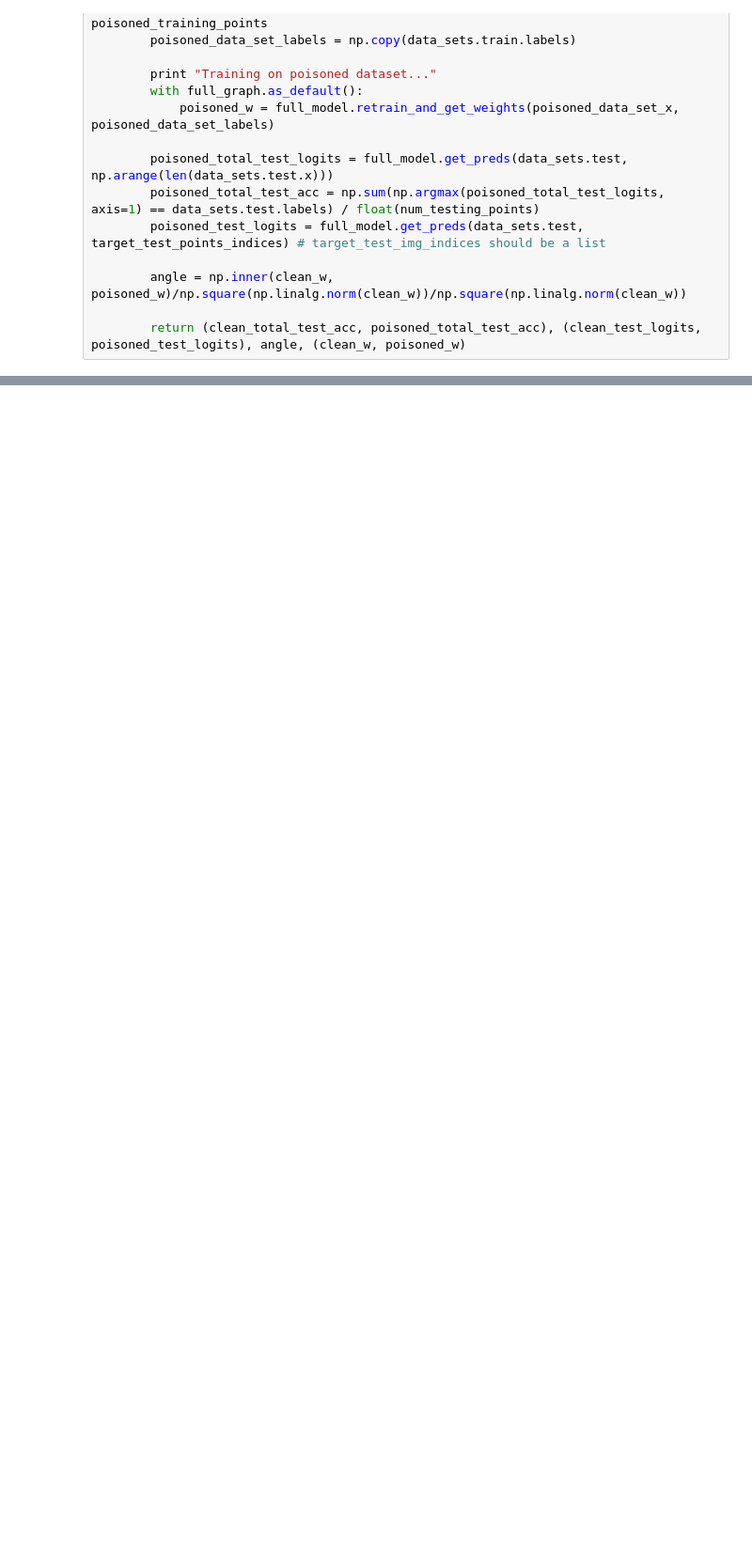
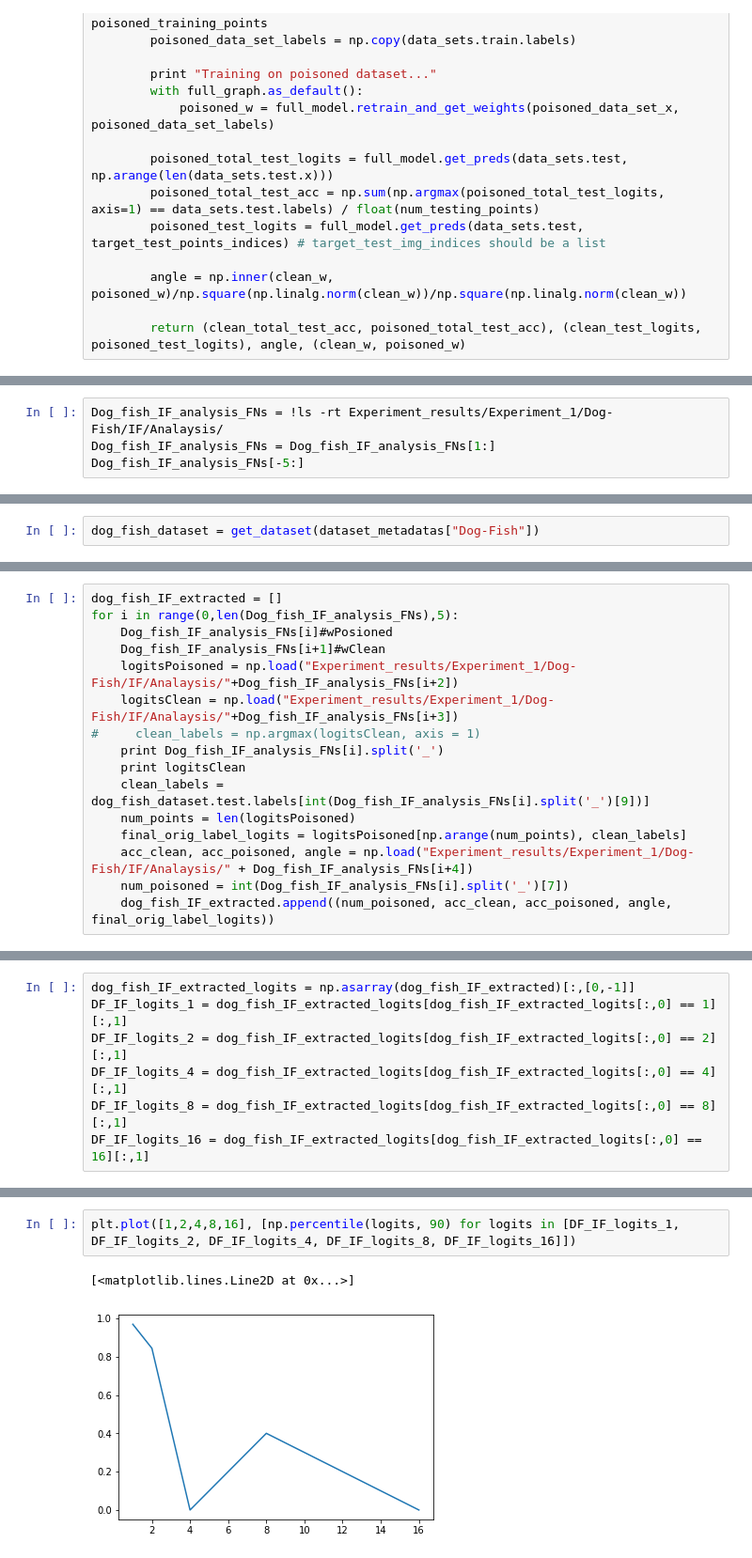
Before and after one commit to EyalSel/influence-release, a Jupyter notebook: scripts/Analysis.ipynb, the cells around one changed output, grey strips where cells are left out. Shown: that part at 94% size. Drawn from its saved outputs; the diff is of its cells as text; blank space fills up the shorter version.

Commit message:
Analysis clean up

```diff
--- a/scripts/Analysis.ipynb
+++ b/scripts/Analysis.ipynb
@@ -653,0 +344,4 @@ Training on poisoned dataset...
+# %%
+Dog_fish_IF_analysis_FNs = !ls -rt Experiment_results/Experiment_1/Dog-Fish/IF/Analaysis/
+Dog_fish_IF_analysis_FNs = Dog_fish_IF_analysis_FNs[1:]
+Dog_fish_IF_analysis_FNs[-5:]
@@ -653,0 +354,2 @@ Training on poisoned dataset...
+# %%
+dog_fish_dataset = get_dataset(dataset_metadatas["Dog-Fish"])
@@ -653,0 +359,16 @@ Training on poisoned dataset...
+# %%
+dog_fish_IF_extracted = []
+for i in range(0,len(Dog_fish_IF_analysis_FNs),5):
+    Dog_fish_IF_analysis_FNs[i]#wPosioned
+    Dog_fish_IF_analysis_FNs[i+1]#wClean
+    logitsPoisoned = np.load("Experiment_results/Experiment_1/Dog-Fish/IF/Analaysis/"+Dog_fish_IF_analysis_FNs[i+2])
+    logitsClean = np.load("Experiment_results/Experiment_1/Dog-Fish/IF/Analaysis/"+Dog_fish_IF_analysis_FNs[i+3])
+#     clean_labels = np.argmax(logitsClean, axis = 1)
+    print Dog_fish_IF_analysis_FNs[i].split('_')
+    print logitsClean
+    clean_labels = dog_fish_dataset.test.labels[int(Dog_fish_IF_analysis_FNs[i].split('_')[9])]
+    num_points = len(logitsPoisoned)
+    final_orig_label_logits = logitsPoisoned[np.arange(num_points), clean_labels]
+    acc_clean, acc_poisoned, angle = np.load("Experiment_results/Experiment_1/Dog-Fish/IF/Analaysis/" + Dog_fish_IF_analysis_FNs[i+4])
+    num_poisoned = int(Dog_fish_IF_analysis_FNs[i].split('_')[7])
+    dog_fish_IF_extracted.append((num_poisoned, acc_clean, acc_poisoned, angle, final_orig_label_logits))
@@ -653,0 +379,7 @@ Training on poisoned dataset...
+# %%
+dog_fish_IF_extracted_logits = np.asarray(dog_fish_IF_extracted)[:,[0,-1]]
+DF_IF_logits_1 = dog_fish_IF_extracted_logits[dog_fish_IF_extracted_logits[:,0] == 1][:,1]
+DF_IF_logits_2 = dog_fish_IF_extracted_logits[dog_fish_IF_extracted_logits[:,0] == 2][:,1]
+DF_IF_logits_4 = dog_fish_IF_extracted_logits[dog_fish_IF_extracted_logits[:,0] == 4][:,1]
+DF_IF_logits_8 = dog_fish_IF_extracted_logits[dog_fish_IF_extracted_logits[:,0] == 8][:,1]
+DF_IF_logits_16 = dog_fish_IF_extracted_logits[dog_fish_IF_extracted_logits[:,0] == 16][:,1]
@@ -653,0 +396,5 @@ Training on poisoned dataset...
+# %%
+plt.plot([1,2,4,8,16], [np.percentile(logits, 90) for logits in [DF_IF_logits_1, DF_IF_logits_2, DF_IF_logits_4, DF_IF_logits_8, DF_IF_logits_16]])
+# %% [output]
+[<matplotlib.lines.Line2D at 0x...>]
+[figure, added]
```
Also changed, not shown: parts of 42 cells of this notebook, 1 other file.
